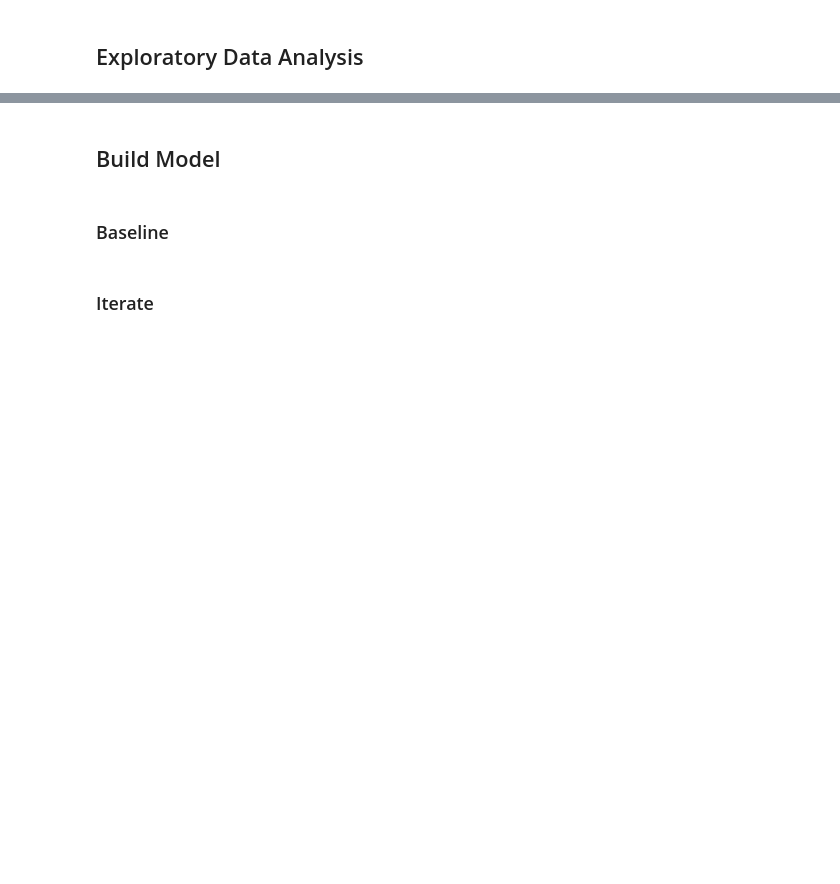
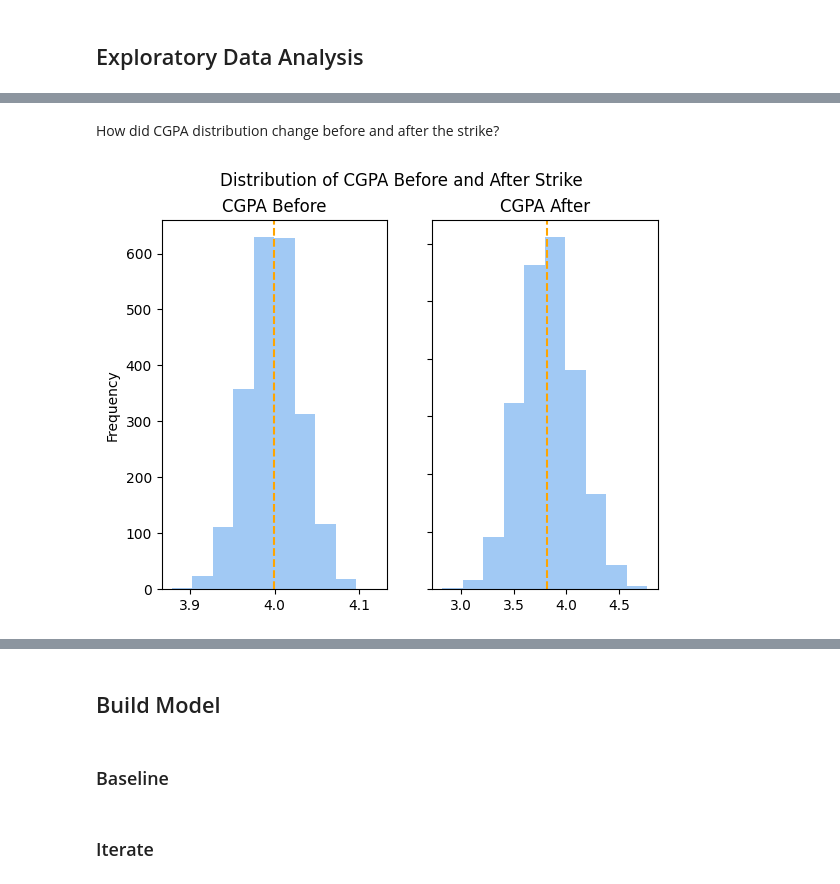
Before and after one commit to socratesjnr/asuu-strike-project, a Jupyter notebook: mock analysis/test.ipynb, the cells around one changed output, grey strips where cells are left out. Cells and saved outputs as stored; diff of their text form; code cells hidden in the pictures; blank space fills up the shorter version.

```diff
--- a/mock analysis/test.ipynb
+++ b/mock analysis/test.ipynb
@@ -138,2 +157,4 @@ sample_df.describe()
 # %% [markdown]
 ## Exploratory Data Analysis
+# %%
+sns.set_palette("pastel")
@@ -139,0 +172,13 @@ sample_df.describe()
+# %% [markdown]
+How did CGPA distribution change before and after the strike?
+# %%
+fig, ax = plt.subplots(1, 2)
+new_sample.cgpa_before.plot(kind="hist", ax=ax[0], title="CGPA Before")
+ax[0].axvline(mean_before, color="orange", linestyle="--")
+
+new_sample.cgpa_after.plot(kind="hist", ax=ax[1], title="CGPA After", sharey=True)
+ax[1].axvline(mean_after, color="orange", linestyle="--")
+
+plt.suptitle("Distribution of CGPA Before and After Strike");
+# %% [output]
+[figure, added]
```
Also changed, not shown: parts of 11 cells of this notebook.
